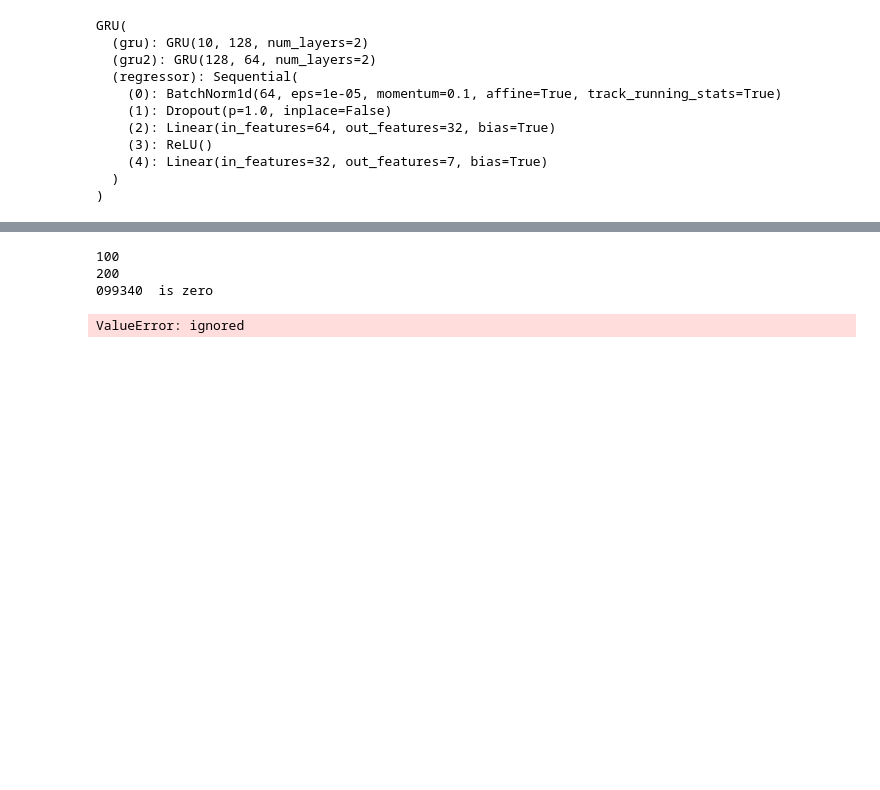
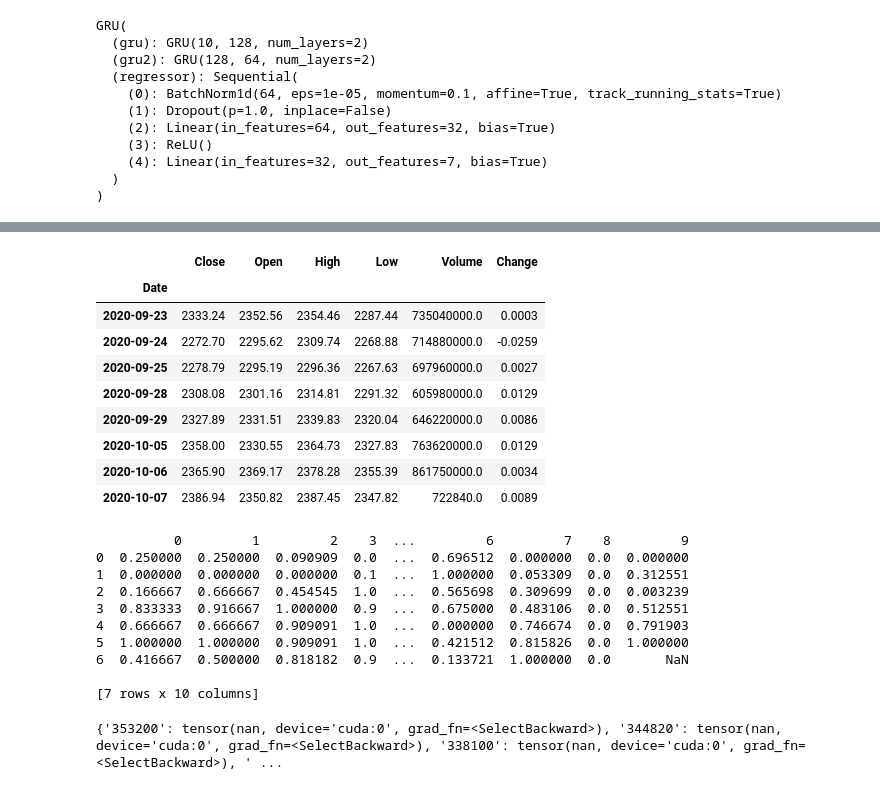
Before and after one commit to cjssla1/projectJucker, a Jupyter notebook: Code/김경중/GRU/gru_predict.ipynb, the cells around one changed output, grey strips where cells are left out. Saved outputs shown, nothing was run; the diff lists cells and outputs as text; code cells hidden in the pictures; blank space fills up the shorter version.

```diff
--- a/Code/김경중/GRU/gru_predict.ipynb
+++ b/Code/김경중/GRU/gru_predict.ipynb
@@ -172,3 +210,16 @@ GRU(
+# %%
+df_kospi
+# %% [output]
+|  | Close | Open | High | Low | Volume | Change |
+| Date |  |  |  |  |  |  |
+| 2020-09-23 | 2333.24 | 2352.56 | 2354.46 | 2287.44 | 735040000.0 | 0.0003 |
+| 2020-09-24 | 2272.70 | 2295.62 | 2309.74 | 2268.88 | 714880000.0 | -0.0259 |
+| 2020-09-25 | 2278.79 | 2295.19 | 2296.36 | 2267.63 | 697960000.0 | 0.0027 |
+| 2020-09-28 | 2308.08 | 2301.16 | 2314.81 | 2291.32 | 605980000.0 | 0.0129 |
+| 2020-09-29 | 2327.89 | 2331.51 | 2339.83 | 2320.04 | 646220000.0 | 0.0086 |
+| 2020-10-05 | 2358.00 | 2330.55 | 2364.73 | 2327.83 | 763620000.0 | 0.0129 |
+| 2020-10-06 | 2365.90 | 2369.17 | 2378.28 | 2355.39 | 861750000.0 | 0.0034 |
+| 2020-10-07 | 2386.94 | 2350.82 | 2387.45 | 2347.82 | 722840.0 | 0.0089 |
 # %%
 predicts = {}
 i = 0
@@ -178,6 +229,9 @@ for sb in Symbols:
         print(i)
     pset = predict_Dataset(sb,input_frame,gold,du,df_kospi,df_dollar)
 
+    break
+    if len(pset) == 0:
+        continue
     model.eval()
     loader = DataLoader(pset,batch_size,shuffle=False)
     for X in loader:
@@ -186,10 +240,20 @@ for sb in Symbols:
         y_pred = y_pred.view(-1)
         predicts[sb] = y_pred[-1]
 # %% [output]
-100
-200
-099340  is zero
+          0         1         2    3  ...         6         7    8         9
+0  0.250000  0.250000  0.090909  0.0  ...  0.696512  0.000000  0.0  0.000000
+1  0.000000  0.000000  0.000000  0.1  ...  1.000000  0.053309  0.0  0.312551
+2  0.166667  0.666667  0.454545  1.0  ...  0.565698  0.309699  0.0  0.003239
+3  0.833333  0.916667  1.000000  0.9  ...  0.675000  0.483106  0.0  0.512551
+4  0.666667  0.666667  0.909091  1.0  ...  0.000000  0.746674  0.0  0.791903
+5  1.000000  1.000000  0.909091  1.0  ...  0.421512  0.815826  0.0  1.000000
+6  0.416667  0.500000  0.818182  0.9  ...  0.133721  1.000000  0.0       NaN
+
+[7 rows x 10 columns]
-ValueError: ignored
+# %%
+print(predicts)
+# %% [output]
+{'353200': tensor(nan, device='cuda:0', grad_fn=<SelectBackward>), '344820': tensor(nan, device='cuda:0', grad_fn=<SelectBackward>), '338100': tensor(nan, device='cuda:0', grad_fn=<SelectBackward>), ' ...
 # %%
 !pip install pymysql
 import pymysql
```
Also changed, not shown: parts of 7 cells of this notebook.
